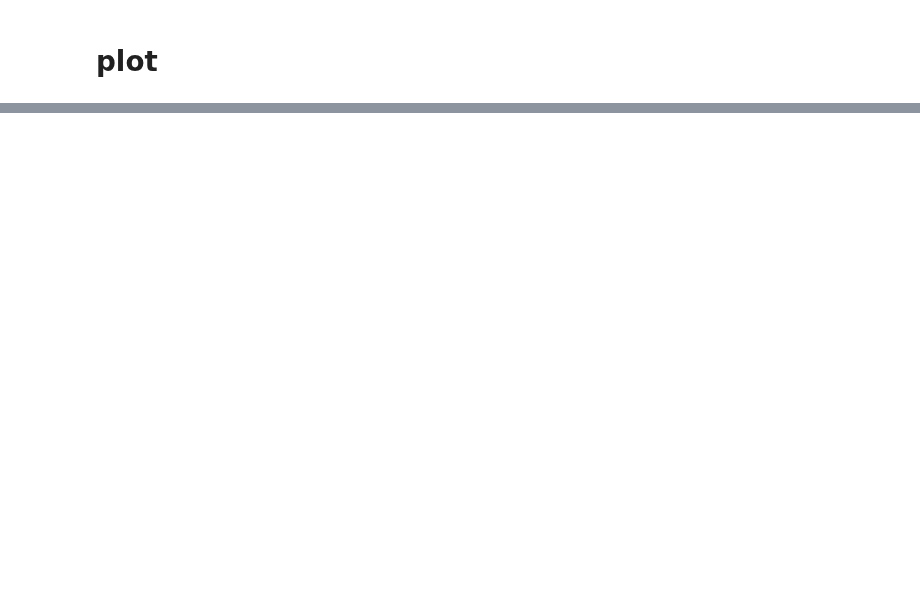
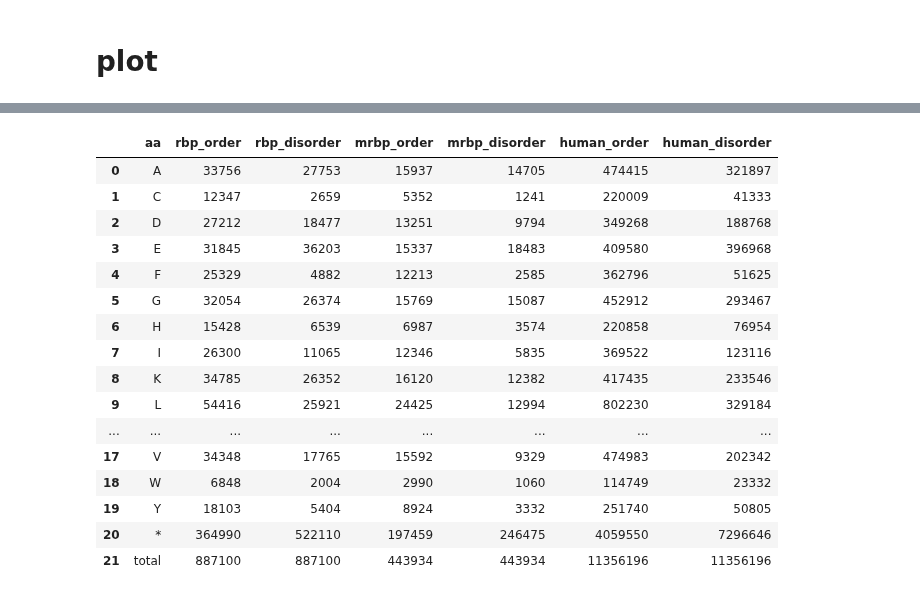
Before and after one commit to allmwh/the_return_of_the_rings, a Jupyter notebook: fig1_b.ipynb, the cells around one changed output, grey strips where cells are left out. Cells and saved outputs as stored; diff of their text form; code cells hidden in the pictures; blank space fills up the shorter version.

```diff
--- a/fig1_b.ipynb
+++ b/fig1_b.ipynb
@@ -43,4 +18,13 @@ sample_times = 100
 #####CHANGE HERE#####
+# %%
+aa_sort = ["A", "C", "D", "E", "F", "G", "H", "I", "K", "L", "M", "N", "P", "Q", "R", "S", "T", "V", "W", "Y"]
+
+sample_nums_for_rbp = 1533
+sample_nums_for_mrbp = 688
+sample_times = 100
+
+table_s2tos5_path = Path('./output/table_s2~s5')
+table_s6_path = Path('./output/table_s6')
 # %% [markdown]
 # load data
 # %%
@@ -225,0 +153,38 @@ f.tight_layout()
+# %%
+rbp = aa_content(od_rbp_df)
+mrbp = aa_content(od_mrbp_df)
+human = aa_content(od_human_df)
+# %%
+df = pd.DataFrame()
+
+df["aa"] = rbp['order'].keys()
+
+df["rbp_order"] = rbp['order'].values()
+df["rbp_disorder"] = rbp['disorder'].values()
+
+df["mrbp_order"] = mrbp['order'].values()
+df["mrbp_disorder"] = mrbp['disorder'].values()
+
+df["human_order"] = human['order'].values()
+df["human_disorder"] = human['disorder'].values()
+
+df.to_excel(table_s2tos5_path/"{}.xlsx".format(algorithm))
+df
+# %% [output]
+|  | aa | rbp_order | rbp_disorder | mrbp_order | mrbp_disorder | human_order | human_disorder |
+| 0 | A | 33756 | 27753 | 15937 | 14705 | 474415 | 321897 |
+| 1 | C | 12347 | 2659 | 5352 | 1241 | 220009 | 41333 |
+| 2 | D | 27212 | 18477 | 13251 | 9794 | 349268 | 188768 |
+| 3 | E | 31845 | 36203 | 15337 | 18483 | 409580 | 396968 |
+| 4 | F | 25329 | 4882 | 12213 | 2585 | 362796 | 51625 |
+| 5 | G | 32054 | 26374 | 15769 | 15087 | 452912 | 293467 |
+| 6 | H | 15428 | 6539 | 6987 | 3574 | 220858 | 76954 |
+| 7 | I | 26300 | 11065 | 12346 | 5835 | 369522 | 123116 |
+| 8 | K | 34785 | 26352 | 16120 | 12382 | 417435 | 233546 |
+| 9 | L | 54416 | 25921 | 24425 | 12994 | 802230 | 329184 |
+| ... | ... | ... | ... | ... | ... | ... | ... |
+| 17 | V | 34348 | 17765 | 15592 | 9329 | 474983 | 202342 |
+| 18 | W | 6848 | 2004 | 2990 | 1060 | 114749 | 23332 |
+| 19 | Y | 18103 | 5404 | 8924 | 3332 | 251740 | 50805 |
+| 20 | * | 364990 | 522110 | 197459 | 246475 | 4059550 | 7296646 |
+| 21 | total | 887100 | 887100 | 443934 | 443934 | 11356196 | 11356196 |
```
Also changed, not shown: parts of 11 cells of this notebook, 16 other files.
